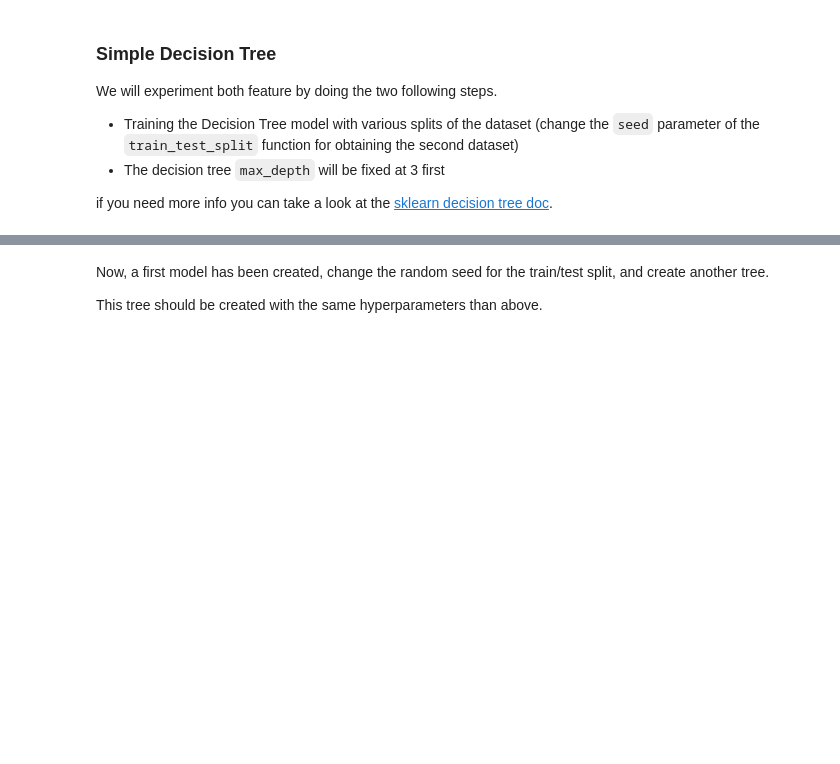
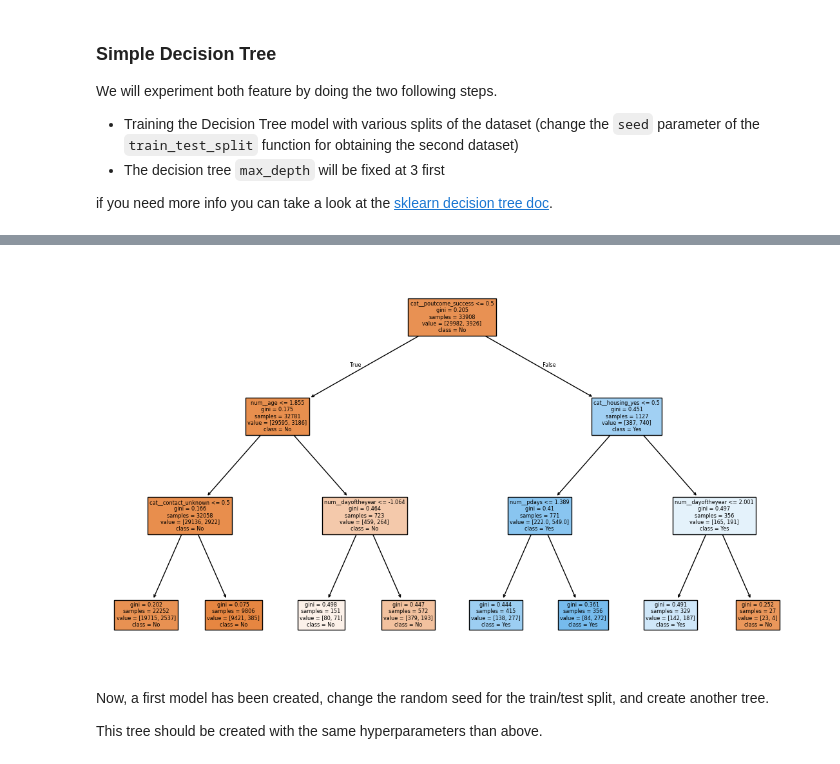
Before and after one commit to clarka34/12_machine_learning, a Jupyter notebook: ML2 - Classification et Clustering/ML2.2_ensemble_methods_intro/notebooks/EnsembleLearning_v2.ipynb, the cells around one changed output, grey strips where cells are left out. Drawn from its saved outputs; the diff is of its cells as text; code cells hidden in the pictures; blank space fills up the shorter version.

```diff
--- a/ML2 - Classification et Clustering/ML2.2_ensemble_methods_intro/notebooks/EnsembleLearning_v2.ipynb
+++ b/ML2 - Classification et Clustering/ML2.2_ensemble_methods_intro/notebooks/EnsembleLearning_v2.ipynb
@@ -195,9 +213,11 @@ df.select_dtypes(exclude=object).columns
 # %% [output]
 Index(['age', 'balance', 'campaign', 'pdays', 'previous', 'dayoftheyear'], dtype='object')
 # %%
-categorical_features = ['job', 'marital', 'education', 'default', 'housing', 'loan', 'contact',
-                        'poutcome'] # to be completed
-numerical_features = ['age', 'balance', 'campaign', 'pdays', 'previous', 'dayoftheyear'] # to be completed
+ # to be completed
+categorical_features = ['job', 'marital', 'education', 'default', 'housing',
+                        'loan', 'contact', 'poutcome']
+
+numerical_features = ['age', 'balance', 'campaign', 'pdays', 'previous', 'dayoftheyear']
 # %% [markdown]
 After a first exploration, categorical/ordinal features (8 columns) need to be encoded in order to become a valid input for the modeling phase. ML manipulates figures, not string, not category by itself.
 
@@ -214,7 +234,7 @@ X_train, X_test, y_train, y_test = train_test_split(df, y, test_size=0.25, rando
 # %%
 # import and create the appropriate transformers
 from sklearn.compose import ColumnTransformer
-from sklearn.preprocessing import OneHotEncoder, OrdinalEncoder, StandardScaler
+from sklearn.preprocessing import LabelBinarizer, OneHotEncoder, OrdinalEncoder, StandardScaler
 from sklearn.pipeline import Pipeline
 
 num_pipeline = Pipeline([
@@ -222,7 +242,7 @@ num_pipeline = Pipeline([
 ])
 
 cat_pipeline = Pipeline([
-    ('encoder', OneHotEncoder(handle_unknown='ignore', sparse_output=False))
+    ('encoder', OneHotEncoder(drop='if_binary', handle_unknown='ignore', sparse_output=False))
 ])
 
 # Fusion dans un seul transformateur
@@ -282,0 +301,16 @@ if you need more info you can take a look at the [sklearn decision tree doc](htt
+# %%
+# Decision tree model creation and tree visualization
+from sklearn import tree
+from sklearn.tree import DecisionTreeClassifier
+
+# train_test split
+X_train, X_test, y_train, y_test = train_test_split(df, y, test_size=0.25, random_state=41)
+
+
+model_dt = Pipeline([
+    ('preprocessing', preprocessor),
+    ('classifier', DecisionTreeClassifier(max_depth=3))
+])
+
+model_dt.fit(X_train, y_train)
+y_pred_test = model_dt.predict(X_test)
@@ -283,3 +334,11 @@ if you need more info you can take a look at the [sklearn decision tree doc](htt
+# %%
+fig, ax = plt.subplots(figsize=(14,8))
+tree.plot_tree(model_dt.named_steps['classifier'],
+               feature_names=model_dt.named_steps['preprocessing'].get_feature_names_out(),
+               class_names=['No', 'Yes'], filled=True, ax=ax)
+plt.show()
+# %% [output]
+[figure, added]
 # %% [markdown]
 Now, a first model has been created, change the random seed for the train/test split, and create another tree.
 
```
Also changed, not shown: parts of 53 cells of this notebook, 1 other file.
